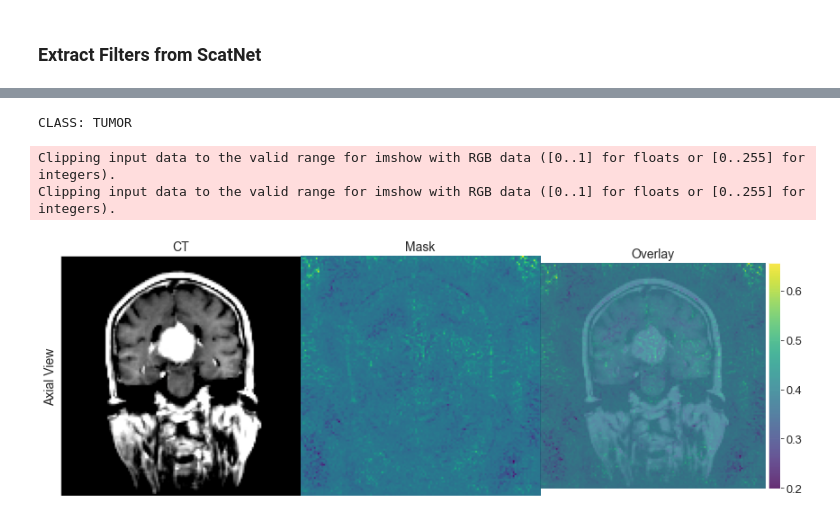
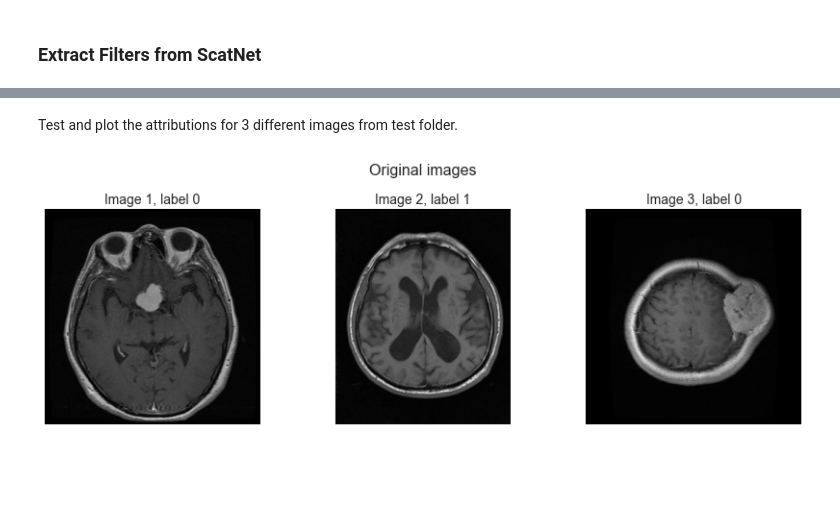
Before and after one commit to ChiaraSolito/XAIandVisual, a Jupyter notebook: experiments.ipynb, the cells around one changed output, grey strips where cells are left out. Saved outputs shown, nothing was run; the diff lists cells and outputs as text; code cells hidden in the pictures; blank space fills up the shorter version.

```diff
--- a/experiments.ipynb
+++ b/experiments.ipynb
@@ -302,20 +252,0 @@ def ig_captum(transformed_img, model, baseline, n_alpha):
-# %%
-# CONSTANT INTEGRATED GRADIENTS
-
-# NO TUMOR
-# img_name = 'Te-no_0010.jpg'  # notumor
-# img_path = f'./data/test/notumor/{img_name}'
-
-# TUMOR
-# img_name = 'Te-me_0068.jpg'  # meningioma
-img_name = 'Te-me_0157.jpg'  # meningioma
-img_path = f'./data/test/meningioma/{img_name}'
-
-n_alpha = 200
-
-# read the image
-# image = Image.open(img_path)
-image = cv2.imread(img_path)
-
-transformed_img = data_transform(image).unsqueeze(0).to('cuda')
-baseline = torch.randn(1,3, 128, 128).to('cuda')
@@ -334,12 +253,26 @@ Clipping input data to the valid range for imshow with RGB data ([0..1] for floa
-# %%
-# MAIN SCATNET INTEGRATED GRADIENTS
-
-model = model_ScatNet
-
-print(f'CLASS: {"NO TUMOR" if torch.argmax(model(transformed_img)) == 1 else "TUMOR"}')
-ig_captum(transformed_img, model, baseline, n_alpha)
-# %% [output]
-CLASS: TUMOR
-Clipping input data to the valid range for imshow with RGB data ([0..1] for floats or [0..255] for integers).
-Clipping input data to the valid range for imshow with RGB data ([0..1] for floats or [0..255] for integers).
-[figure, removed]
+# %% [markdown]
+Test and plot the attributions for 3 different images from test folder.
+# %%
+random.seed(46)
+num_images = 3
+indices = random.sample(range(len(train_data)), num_images)
+
+images = [train_data[i] for i in indices]
+labels = [train_labels[i] for i in indices]
+# %%
+#Plot images
+fig, axs = plt.subplots(1, num_images, figsize=(12, 4))
+
+for i in range(num_images):
+    image = images[i]
+    label = labels[i]
+
+    axs[i].imshow(image)
+    axs[i].axis('off')
+    axs[i].set_title(f'Image {i+1}, label {label}', fontsize=14)
+
+plt.suptitle('Original images', fontsize=16)
+plt.tight_layout()
+plt.show()
+# %% [output]
+[figure, added]
```
Also changed, not shown: parts of 36 cells of this notebook, 1 other file.
